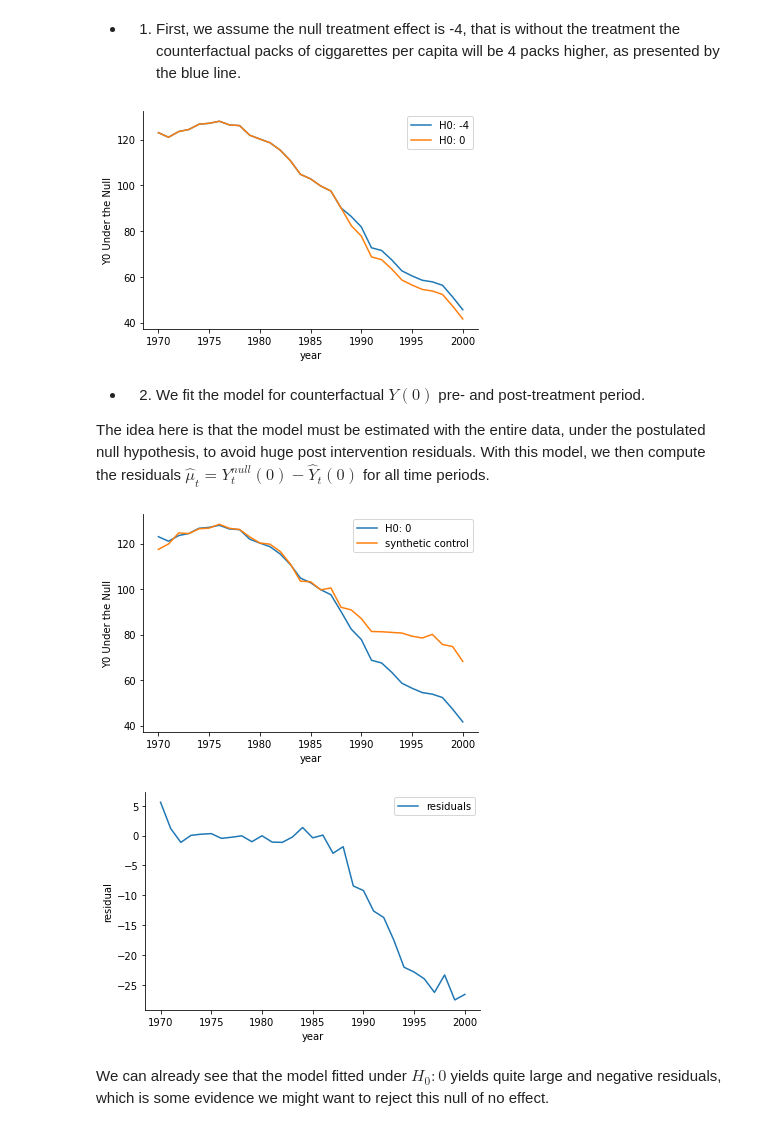
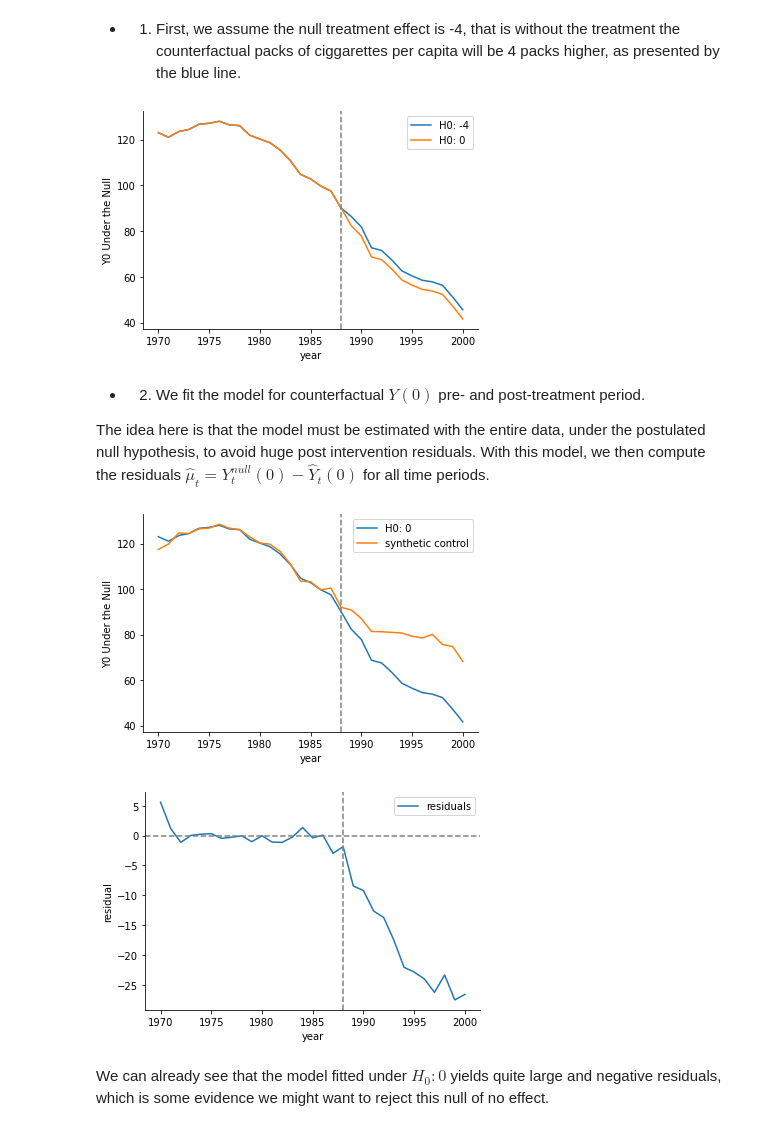
Before and after one commit to CongWang141/Literature-Light-Map, a Jupyter notebook: 2. Conformal Inference/conformal_inference.ipynb, the cells around one changed output. Cells and saved outputs as stored; diff of their text form; code cells hidden in the pictures.

```diff
--- a/2. Conformal Inference/conformal_inference.ipynb
+++ b/2. Conformal Inference/conformal_inference.ipynb
@@ -57,9 +126,9 @@ $$
 
 If the residuals are too extreme, we say that the treatment is unlikely the effect on the treated based the null hypothesis we’ve assumed.
 # %%
-def with_effect(df, null_hypothesis=0, start_at=1989, target_year=2000):
+def with_effect(df, null_hypothesis=0, start_at=1988, target_year=2000):
     dat = df[df.state=='California'].copy()
-    window_mask = (dat.year >= start_at) & (dat.year <= target_year)
+    window_mask = (dat.year > start_at) & (dat.year <= target_year)
 
     y = np.where(window_mask, dat['packspercapita'] - null_hypothesis, dat['packspercapita'])
     dat = dat.assign(**{'null': y})
@@ -68,15 +137,15 @@ def with_effect(df, null_hypothesis=0, start_at=1989, target_year=2000):
 # %% [markdown]
 + 1. First, we assume the null treatment effect is -4, that is without the treatment the counterfactual packs of ciggarettes per capita will be 4 packs higher, as presented by the blue line.
 # %%
-dat = with_effect(data, -4, 1989, 2000)
+dat = with_effect(data, -4, 1988, 2000)
 sns.lineplot(dat, x='year', y='null', label="H0: -4")
 sns.lineplot(dat, x='year', y='packspercapita', label="H0: 0")
-
+plt.axvline(x=1988, linestyle='--', color='gray')
 plt.ylabel("Y0 Under the Null")
 plt.legend()
 sns.despine()
 # %% [output]
-[figure, old version]
+[figure, new version]
 # %% [markdown]
 + 2. We fit the model for counterfactual $Y(0)$ pre- and post-treatment period.
 
@@ -92,7 +161,7 @@ fit = model.fit(data, outcome='packspercapita', time='year', id='state', treated
 fitted = fit.predict()
 
 # build the null hypothesis, the null is treatment effect is 0
-dat = with_effect(data, 0, 1989, 2000)
+dat = with_effect(data, 0, 1988, 2000)
 
 # add fitted values
 dat['syn'] = fitted[range(len(dat))]
@@ -100,21 +169,24 @@ dat['syn'] = fitted[range(len(dat))]
 # compute residuals
 dat['residual'] = dat.null - dat.syn
 # %%
+# plot the null and synthetic control predicted value
 sns.lineplot(dat, x='year', y='null', label="H0: 0")
 sns.lineplot(dat, x='year', y='syn', label="synthetic control")
-
+plt.axvline(x=1988, linestyle='--', color='gray')
 plt.ylabel("Y0 Under the Null")
 plt.legend()
 sns.despine()
 # %% [output]
-[figure, old version]
+[figure, new version]
 # %%
+# plot the residual
 sns.lineplot(dat, x='year', y='residual', label="residuals")
-
+plt.axhline(y=0, linestyle='--', color='gray')
+plt.axvline(x=1988, linestyle='--', color='gray')
 plt.legend()
 sns.despine()
 # %% [output]
-[figure, old version]
+[figure, new version]
 # %% [markdown]
 We can already see that the model fitted under $H_0:0 $ yields quite large and negative residuals, which is some evidence we might want to reject this null of no effect.
 # %% [markdown]
```
Also changed, not shown: parts of 21 cells of this notebook, 7 other files.
